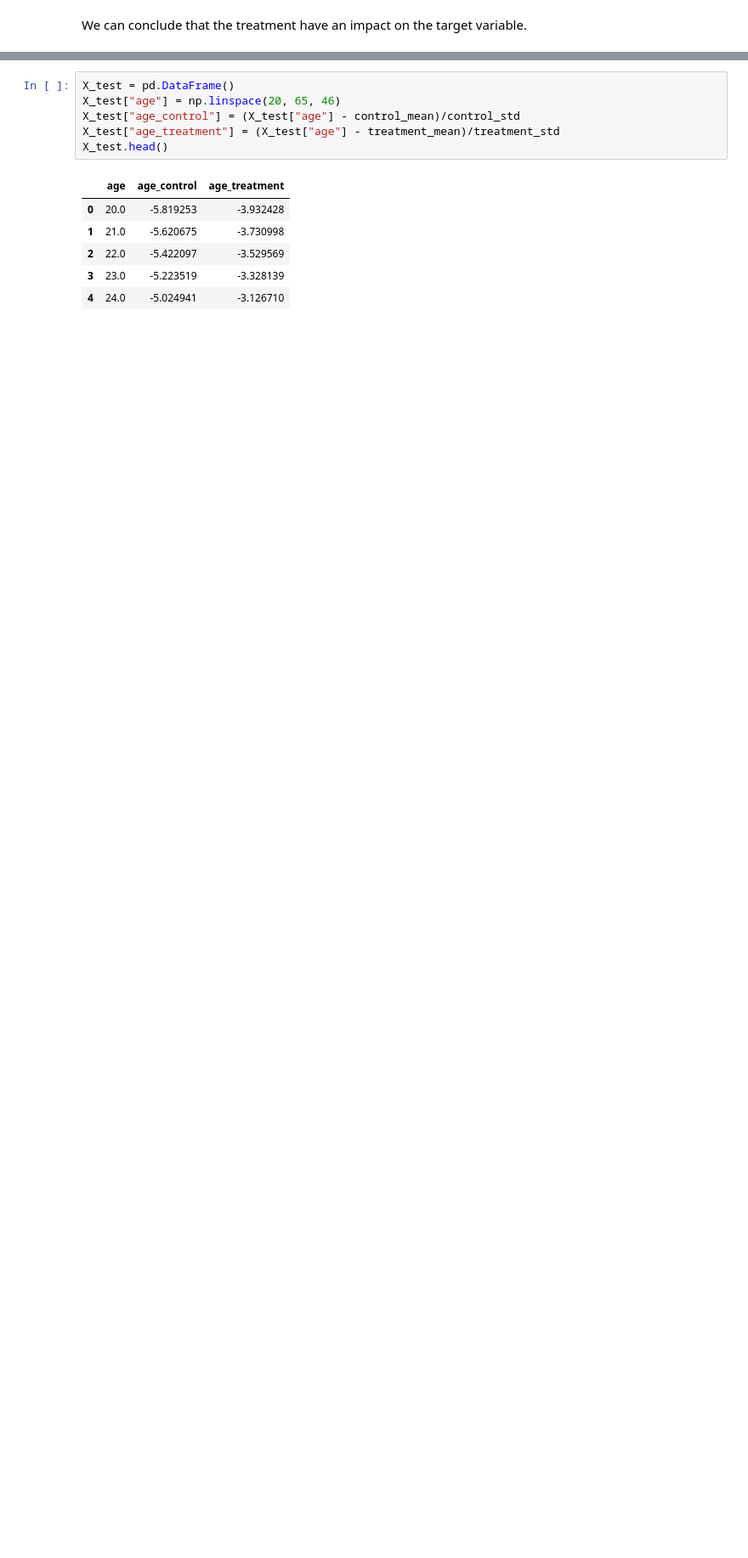
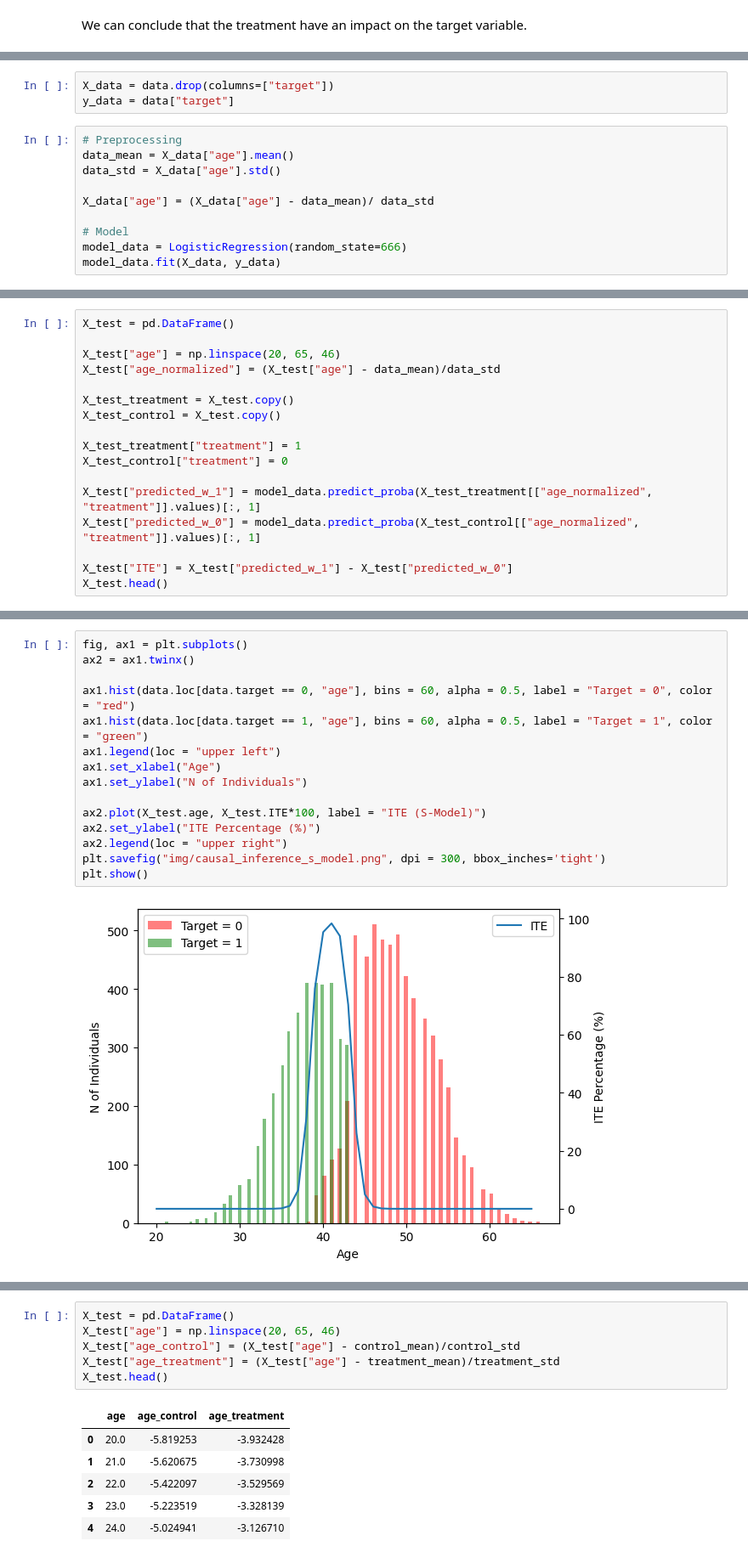
Before and after one commit to Bruno-Moreno/ML---Study, a Jupyter notebook: notebooks/STATS/causal_inference.ipynb, the cells around one changed output, grey strips where cells are left out. Shown at 85% size. Drawn from its saved outputs; the diff is of its cells as text; blank space fills up the shorter version.

Commit message:
Causal Inference Update

```diff
--- a/notebooks/STATS/causal_inference.ipynb
+++ b/notebooks/STATS/causal_inference.ipynb
@@ -198,0 +204,13 @@ We can conclude that the treatment have an impact on the target variable.
+# %%
+X_data = data.drop(columns=["target"])
+y_data = data["target"]
+# %%
+# Preprocessing
+data_mean = X_data["age"].mean()
+data_std = X_data["age"].std()
+
+X_data["age"] = (X_data["age"] - data_mean)/ data_std
+
+# Model
+model_data = LogisticRegression(random_state=666)
+model_data.fit(X_data, y_data)
@@ -198,0 +219,17 @@ We can conclude that the treatment have an impact on the target variable.
+# %%
+X_test = pd.DataFrame()
+
+X_test["age"] = np.linspace(20, 65, 46)
+X_test["age_normalized"] = (X_test["age"] - data_mean)/data_std
+
+X_test_treatment = X_test.copy()
+X_test_control = X_test.copy()
+
+X_test_treatment["treatment"] = 1
+X_test_control["treatment"] = 0
+
+X_test["predicted_w_1"] = model_data.predict_proba(X_test_treatment[["age_normalized", "treatment"]].values)[:, 1]
+X_test["predicted_w_0"] = model_data.predict_proba(X_test_control[["age_normalized", "treatment"]].values)[:, 1]
+
+X_test["ITE"] = X_test["predicted_w_1"] - X_test["predicted_w_0"]
+X_test.head()
@@ -198,0 +243,17 @@ We can conclude that the treatment have an impact on the target variable.
+# %%
+fig, ax1 = plt.subplots()
+ax2 = ax1.twinx()
+
+ax1.hist(data.loc[data.target == 0, "age"], bins = 60, alpha = 0.5, label = "Target = 0", color = "red")
+ax1.hist(data.loc[data.target == 1, "age"], bins = 60, alpha = 0.5, label = "Target = 1", color = "green")
+ax1.legend(loc = "upper left")
+ax1.set_xlabel("Age")
+ax1.set_ylabel("N of Individuals")
+
+ax2.plot(X_test.age, X_test.ITE*100, label = "ITE (S-Model)")
+ax2.set_ylabel("ITE Percentage (%)")
+ax2.legend(loc = "upper right")
+plt.savefig("img/causal_inference_s_model.png", dpi = 300, bbox_inches='tight')
+plt.show()
+# %% [output]
+[figure, added]
```
Also changed, not shown: parts of 14 cells of this notebook, 3 other files.
